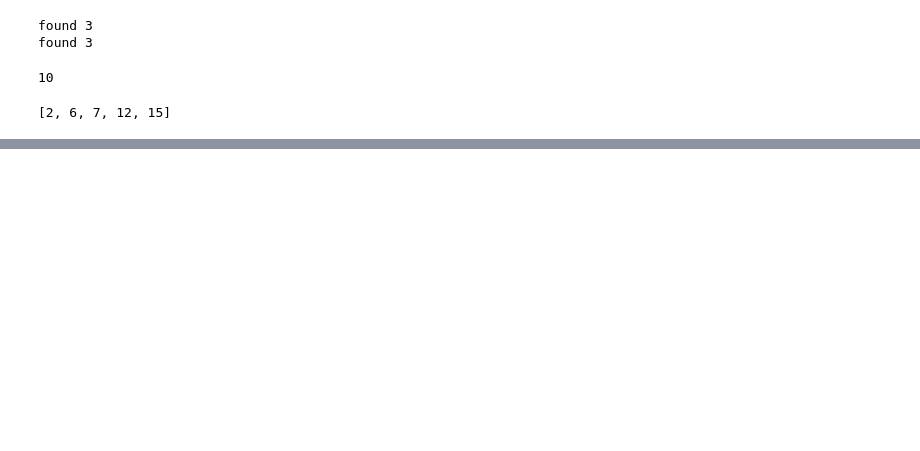
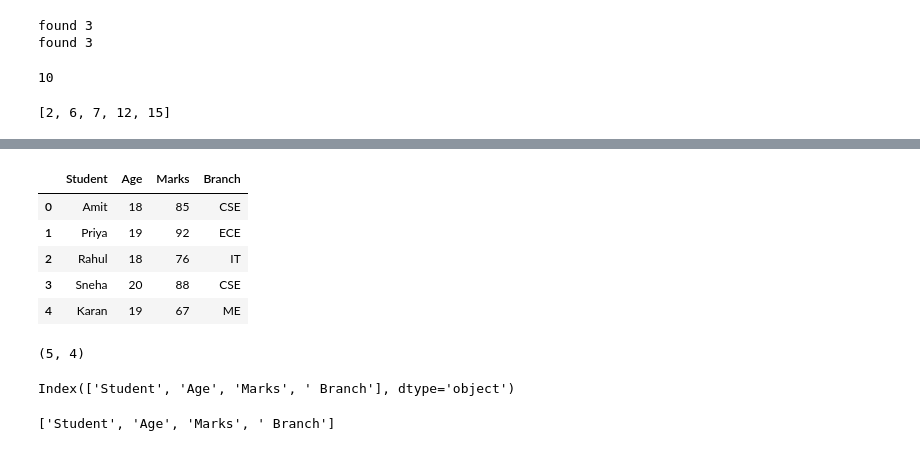
Before and after one commit to AnishShrestha09/pandas, a Jupyter notebook: pandas3.ipynb, the cells around one changed output, grey strips where cells are left out. Cells and saved outputs as stored; diff of their text form; code cells hidden in the pictures; blank space fills up the shorter version.

Commit message:
read csv file, load the csv file , load the specific column , load specific row

```diff
--- a/pandas3.ipynb
+++ b/pandas3.ipynb
@@ -85,0 +133,23 @@ print(Output)
+# %%
+df = pd.read_csv("students.csv")
+# %%
+df
+# %% [output]
+|  | Student | Age | Marks | Branch |
+| 0 | Amit | 18 | 85 | CSE |
+| 1 | Priya | 19 | 92 | ECE |
+| 2 | Rahul | 18 | 76 | IT |
+| 3 | Sneha | 20 | 88 | CSE |
+| 4 | Karan | 19 | 67 | ME |
+# %%
+df.shape
+# %% [output]
+(5, 4)
+# %%
+df.columns
+# %% [output]
+Index(['Student', 'Age', 'Marks', ' Branch'], dtype='object')
+# %%
+list(df.columns)
+# %% [output]
+['Student', 'Age', 'Marks', ' Branch']
```
Also changed, not shown: parts of 25 cells of this notebook.
